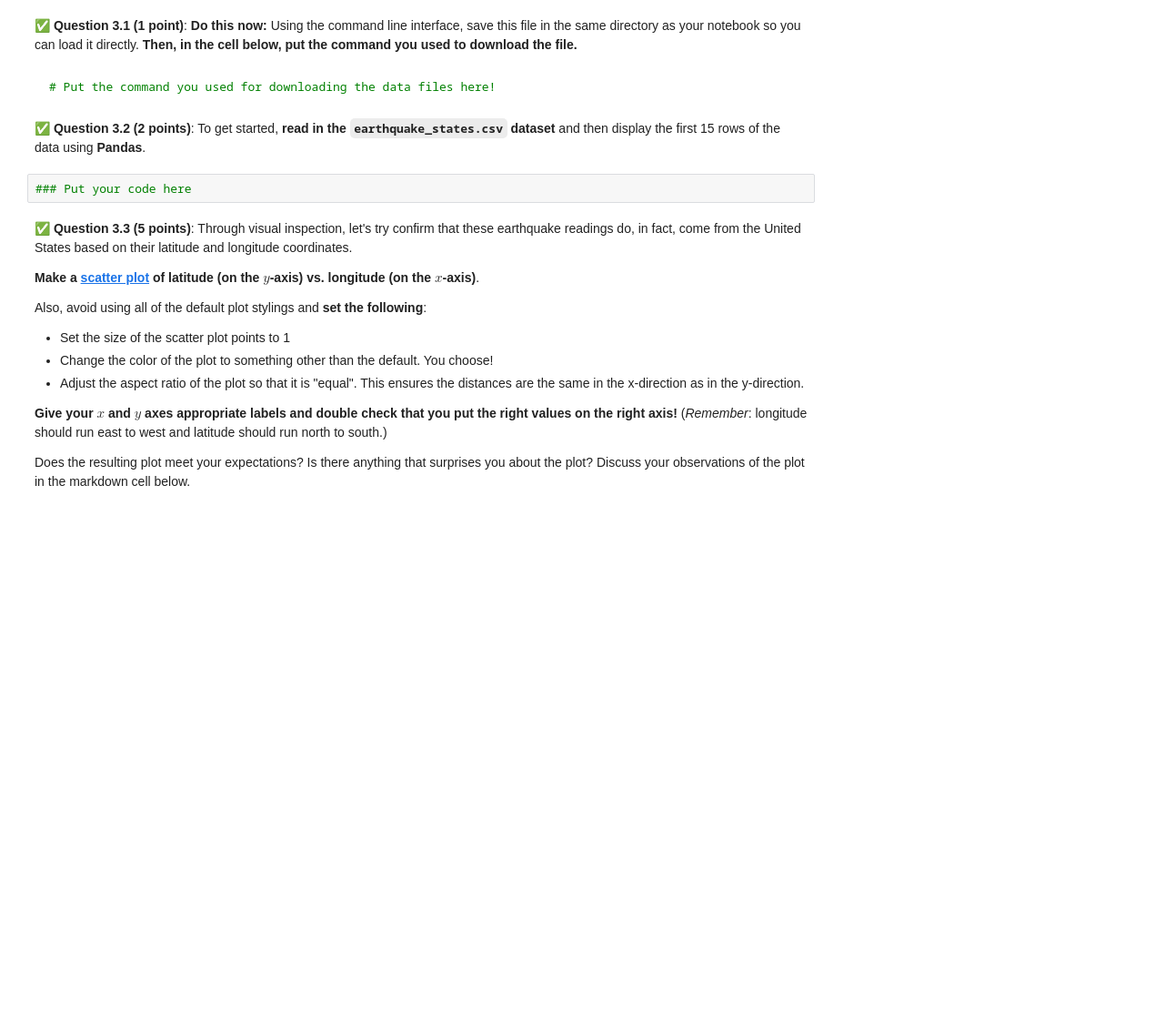
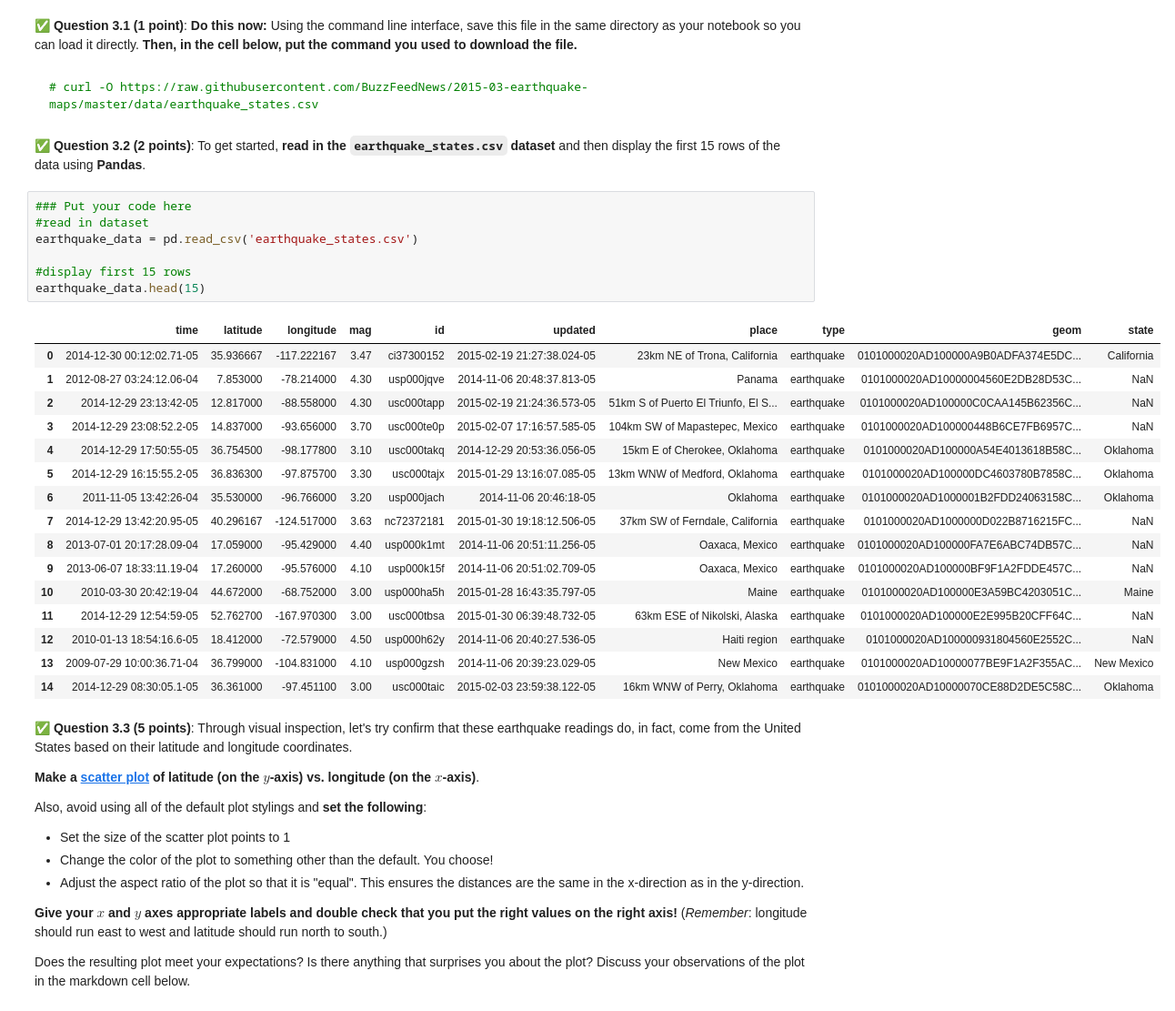
Before and after one commit to sarahhoogstraten/CMSE202-f23-turnin, a Jupyter notebook: hw-01/HW-01_GitPracticeDebuggingPythonPackagesAndClasses-SarahHoogstraten.ipynb, the cells around one changed output. Shown: that part at 91% size. Drawn from its saved outputs; the diff is of its cells as text; blank space fills up the shorter version.

````diff
--- a/hw-01/HW-01_GitPracticeDebuggingPythonPackagesAndClasses-SarahHoogstraten.ipynb
+++ b/hw-01/HW-01_GitPracticeDebuggingPythonPackagesAndClasses-SarahHoogstraten.ipynb
@@ -422,14 +365,36 @@ That headline might be a alarming, but you're going to take a look at the data y
 `https://raw.githubusercontent.com/BuzzFeedNews/2015-03-earthquake-maps/master/data/earthquake_states.csv`
 # %% [markdown]
 &#9989; **Question 3.1 (1 point)**: **Do this now:** Using the command line interface, save this file in the same directory as your notebook so you can load it directly. **Then, in the cell below, put the command you used to download the file.**
-# %% [markdown]
-```bash
-# Put the command you used for downloading the data files here!
-```
+# %% [markdown]
+```bash
+# curl -O https://raw.githubusercontent.com/BuzzFeedNews/2015-03-earthquake-maps/master/data/earthquake_states.csv
+```
 # %% [markdown]
 &#9989; **Question 3.2 (2 points)**: To get started, **read in the `earthquake_states.csv` dataset** and then display the first 15 rows of the data using **Pandas**.
-# %%
-### Put your code here
+# %%
+### Put your code here
+#read in dataset
+earthquake_data = pd.read_csv('earthquake_states.csv')
+
+#display first 15 rows
+earthquake_data.head(15)
+# %% [output]
+|  | time | latitude | longitude | mag | id | updated | place | type | geom | state |
+| 0 | 2014-12-30 00:12:02.71-05 | 35.936667 | -117.222167 | 3.47 | ci37300152 | 2015-02-19 21:27:38.024-05 | 23km NE of Trona, California | earthquake | 0101000020AD100000A9B0ADFA374E5DC... | California |
+| 1 | 2012-08-27 03:24:12.06-04 | 7.853000 | -78.214000 | 4.30 | usp000jqve | 2014-11-06 20:48:37.813-05 | Panama | earthquake | 0101000020AD10000004560E2DB28D53C... | NaN |
+| 2 | 2014-12-29 23:13:42-05 | 12.817000 | -88.558000 | 4.30 | usc000tapp | 2015-02-19 21:24:36.573-05 | 51km S of Puerto El Triunfo, El S... | earthquake | 0101000020AD100000C0CAA145B62356C... | NaN |
+| 3 | 2014-12-29 23:08:52.2-05 | 14.837000 | -93.656000 | 3.70 | usc000te0p | 2015-02-07 17:16:57.585-05 | 104km SW of Mapastepec, Mexico | earthquake | 0101000020AD100000448B6CE7FB6957C... | NaN |
+| 4 | 2014-12-29 17:50:55-05 | 36.754500 | -98.177800 | 3.10 | usc000takq | 2014-12-29 20:53:36.056-05 | 15km E of Cherokee, Oklahoma | earthquake | 0101000020AD100000A54E4013618B58C... | Oklahoma |
+| 5 | 2014-12-29 16:15:55.2-05 | 36.836300 | -97.875700 | 3.30 | usc000tajx | 2015-01-29 13:16:07.085-05 | 13km WNW of Medford, Oklahoma | earthquake | 0101000020AD100000DC4603780B7858C... | Oklahoma |
+| 6 | 2011-11-05 13:42:26-04 | 35.530000 | -96.766000 | 3.20 | usp000jach | 2014-11-06 20:46:18-05 | Oklahoma | earthquake | 0101000020AD1000001B2FDD24063158C... | Oklahoma |
+| 7 | 2014-12-29 13:42:20.95-05 | 40.296167 | -124.517000 | 3.63 | nc72372181 | 2015-01-30 19:18:12.506-05 | 37km SW of Ferndale, California | earthquake | 0101000020AD1000000D022B8716215FC... | NaN |
+| 8 | 2013-07-01 20:17:28.09-04 | 17.059000 | -95.429000 | 4.40 | usp000k1mt | 2014-11-06 20:51:11.256-05 | Oaxaca, Mexico | earthquake | 0101000020AD100000FA7E6ABC74DB57C... | NaN |
+| 9 | 2013-06-07 18:33:11.19-04 | 17.260000 | -95.576000 | 4.10 | usp000k15f | 2014-11-06 20:51:02.709-05 | Oaxaca, Mexico | earthquake | 0101000020AD100000BF9F1A2FDDE457C... | NaN |
+| 10 | 2010-03-30 20:42:19-04 | 44.672000 | -68.752000 | 3.00 | usp000ha5h | 2015-01-28 16:43:35.797-05 | Maine | earthquake | 0101000020AD100000E3A59BC4203051C... | Maine |
+| 11 | 2014-12-29 12:54:59-05 | 52.762700 | -167.970300 | 3.00 | usc000tbsa | 2015-01-30 06:39:48.732-05 | 63km ESE of Nikolski, Alaska | earthquake | 0101000020AD100000E2E995B20CFF64C... | NaN |
+| 12 | 2010-01-13 18:54:16.6-05 | 18.412000 | -72.579000 | 4.50 | usp000h62y | 2014-11-06 20:40:27.536-05 | Haiti region | earthquake | 0101000020AD100000931804560E2552C... | NaN |
+| 13 | 2009-07-29 10:00:36.71-04 | 36.799000 | -104.831000 | 4.10 | usp000gzsh | 2014-11-06 20:39:23.029-05 | New Mexico | earthquake | 0101000020AD10000077BE9F1A2F355AC... | New Mexico |
+| 14 | 2014-12-29 08:30:05.1-05 | 36.361000 | -97.451100 | 3.00 | usc000taic | 2015-02-03 23:59:38.122-05 | 16km WNW of Perry, Oklahoma | earthquake | 0101000020AD10000070CE88D2DE5C58C... | Oklahoma |
 # %% [markdown]
 &#9989; **Question 3.3 (5 points)**: Through visual inspection, let's try confirm that these earthquake readings do, in fact, come from the United States based on their latitude and longitude coordinates.
 
````
Also changed, not shown: parts of 27 cells of this notebook.
